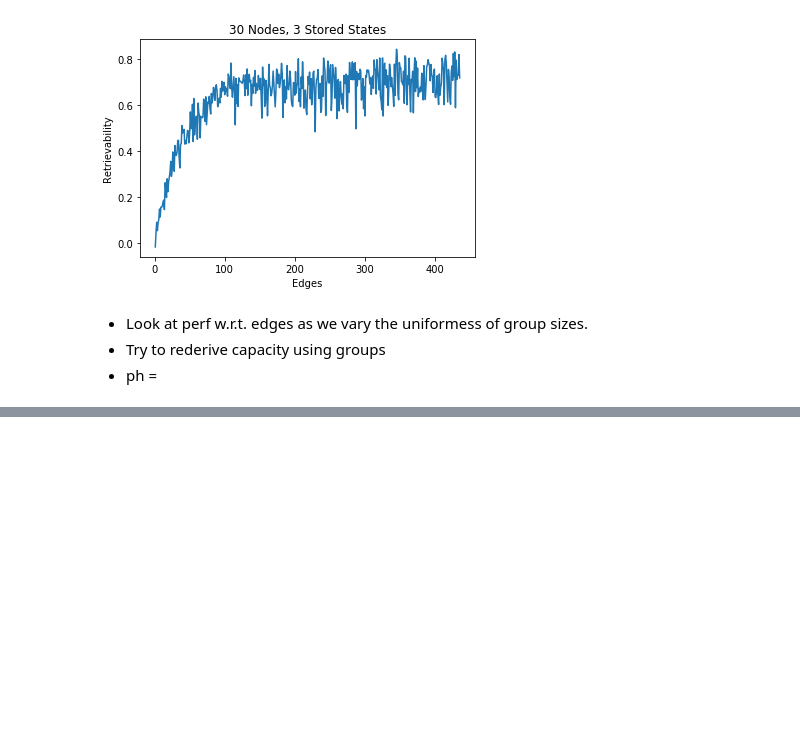
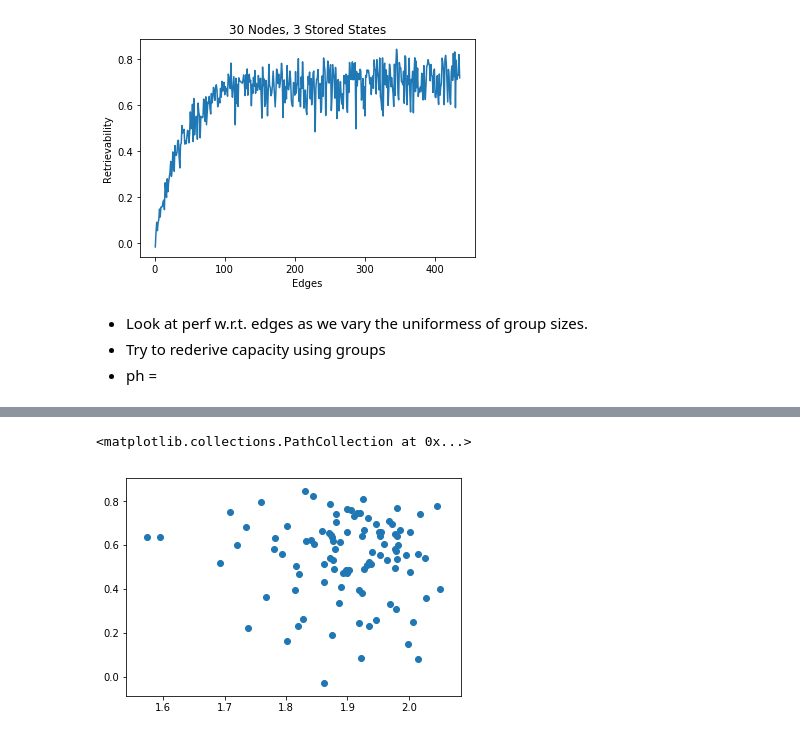
Before and after one commit to amoghaddassi/SFI-Networks, a Jupyter notebook: code/data/analysis.ipynb, the cells around one changed output, grey strips where cells are left out. Drawn from its saved outputs; the diff is of its cells as text; code cells hidden in the pictures; blank space fills up the shorter version.

```diff
--- a/code/data/analysis.ipynb
+++ b/code/data/analysis.ipynb
@@ -437,0 +471,5 @@ plt.title("30 Nodes, 3 Stored States");
+# %%
+plt.scatter(four["entropy_of_states"], four["retrievability"])
+# %% [output]
+<matplotlib.collections.PathCollection at 0x...>
+[figure, added]
```
Also changed, not shown: parts of 6 cells of this notebook, 12 other files.
